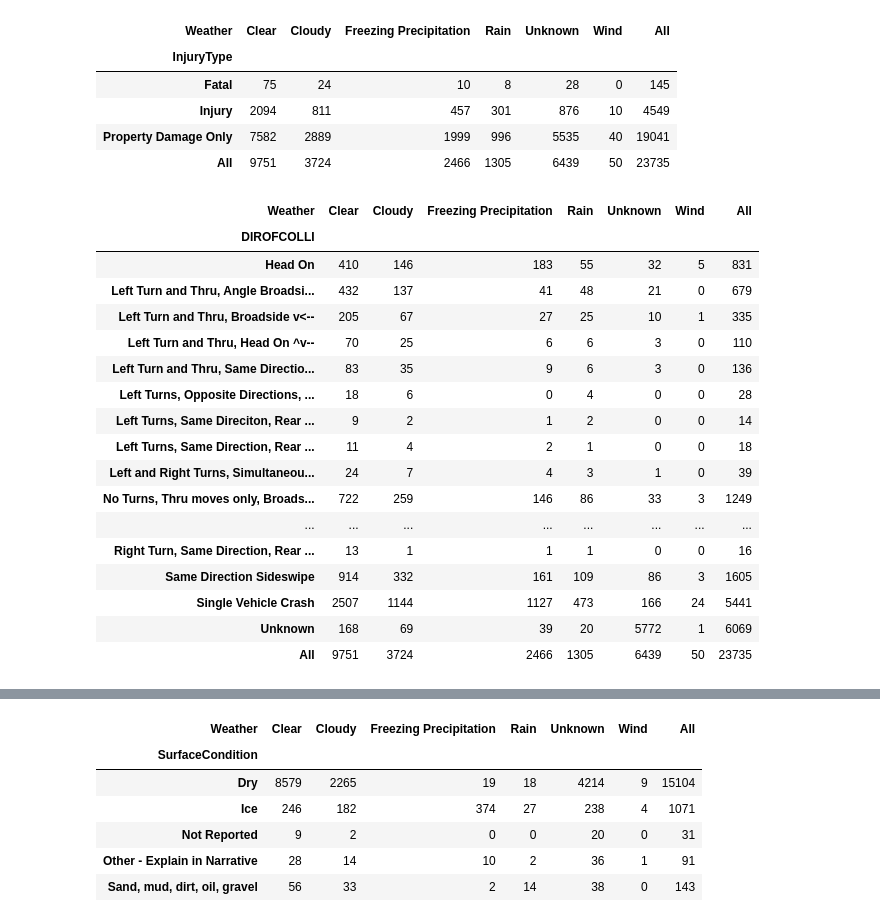
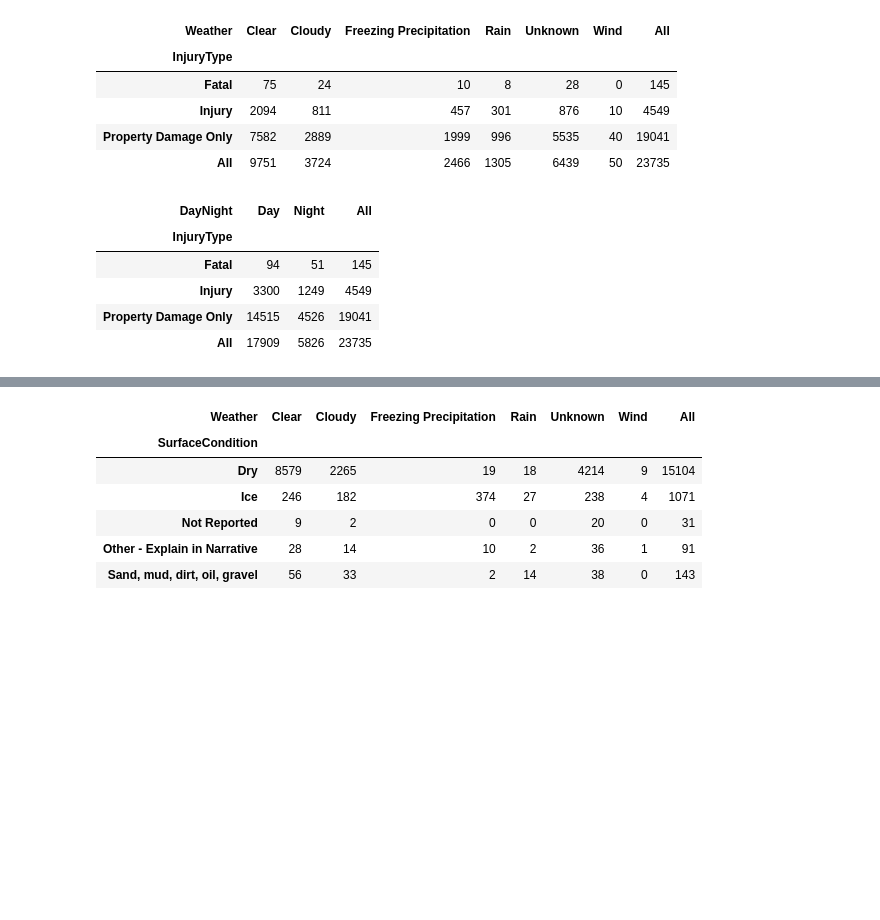
Before and after one commit to bmccxd/IST-5520-SP20-G1, a Jupyter notebook: Data Analysis-Group 1.ipynb, the cells around one changed output, grey strips where cells are left out. Saved outputs shown, nothing was run; the diff lists cells and outputs as text; code cells hidden in the pictures; blank space fills up the shorter version.

```diff
--- a/Data Analysis-Group 1.ipynb
+++ b/Data Analysis-Group 1.ipynb
@@ -308,23 +308,11 @@ pd.crosstab(df['InjuryType'],df['Weather'], margins=True)
 | Property Damage Only | 7582 | 2889 | 1999 | 996 | 5535 | 40 | 19041 |
 | All | 9751 | 3724 | 2466 | 1305 | 6439 | 50 | 23735 |
 # %%
-pd.crosstab(df['DIROFCOLLI'],df['Weather'], margins=True)
+pd.crosstab(df['InjuryType'],df['DayNight'], margins=True)
 # %% [output]
-| Weather | Clear | Cloudy | Freezing Precipitation | Rain | Unknown | Wind | All |
-| DIROFCOLLI |  |  |  |  |  |  |  |
-| Head On | 410 | 146 | 183 | 55 | 32 | 5 | 831 |
-| Left Turn and Thru, Angle Broadsi... | 432 | 137 | 41 | 48 | 21 | 0 | 679 |
-| Left Turn and Thru, Broadside v<-- | 205 | 67 | 27 | 25 | 10 | 1 | 335 |
-| Left Turn and Thru, Head On ^v-- | 70 | 25 | 6 | 6 | 3 | 0 | 110 |
-| Left Turn and Thru, Same Directio... | 83 | 35 | 9 | 6 | 3 | 0 | 136 |
-| Left Turns, Opposite Directions, ... | 18 | 6 | 0 | 4 | 0 | 0 | 28 |
-| Left Turns, Same Direciton, Rear ... | 9 | 2 | 1 | 2 | 0 | 0 | 14 |
-| Left Turns, Same Direction, Rear ... | 11 | 4 | 2 | 1 | 0 | 0 | 18 |
-| Left and Right Turns, Simultaneou... | 24 | 7 | 4 | 3 | 1 | 0 | 39 |
-| No Turns, Thru moves only, Broads... | 722 | 259 | 146 | 86 | 33 | 3 | 1249 |
-| ... | ... | ... | ... | ... | ... | ... | ... |
-| Right Turn, Same Direction, Rear ... | 13 | 1 | 1 | 1 | 0 | 0 | 16 |
-| Same Direction Sideswipe | 914 | 332 | 161 | 109 | 86 | 3 | 1605 |
-| Single Vehicle Crash | 2507 | 1144 | 1127 | 473 | 166 | 24 | 5441 |
-| Unknown | 168 | 69 | 39 | 20 | 5772 | 1 | 6069 |
-| All | 9751 | 3724 | 2466 | 1305 | 6439 | 50 | 23735 |
+| DayNight | Day | Night | All |
+| InjuryType |  |  |  |
+| Fatal | 94 | 51 | 145 |
+| Injury | 3300 | 1249 | 4549 |
+| Property Damage Only | 14515 | 4526 | 19041 |
+| All | 17909 | 5826 | 23735 |
```
Also changed, not shown: parts of 2 cells of this notebook.
